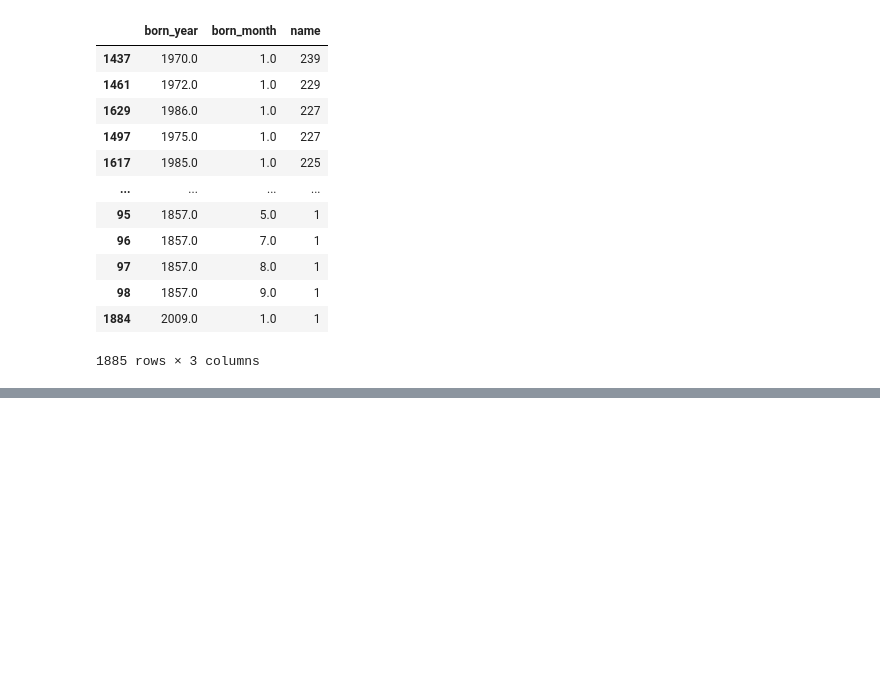
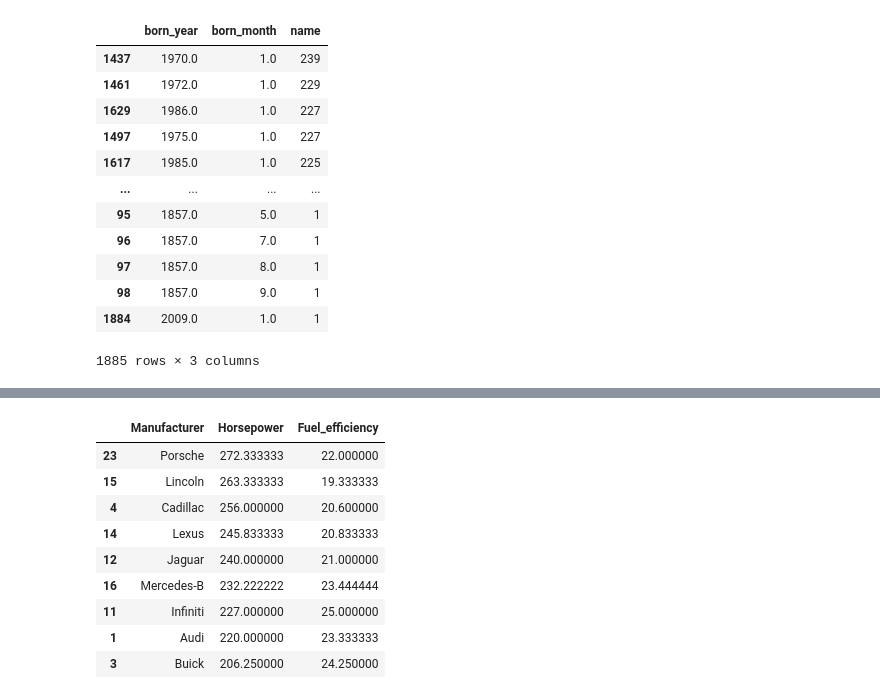
Before and after one commit to Haerulanwar05/Zero-To-ML-Engineer, a Jupyter notebook: Pandas/aggregating_data.ipynb, the cells around one changed output, grey strips where cells are left out. Cells and saved outputs as stored; diff of their text form; code cells hidden in the pictures; blank space fills up the shorter version.

```diff
--- a/Pandas/aggregating_data.ipynb
+++ b/Pandas/aggregating_data.ipynb
@@ -273,0 +394,18 @@ bios.groupby([bios['born_year'], bios['born_month']])['name'].count().reset_inde
+# %%
+comparison_brand = df_car.groupby(['Manufacturer']).agg({
+    'Horsepower' : 'mean',
+    'Fuel_efficiency' : 'mean'
+    }).reset_index().query('Horsepower > 200').sort_values(by='Horsepower', ascending=False)
+# %%
+comparison_brand
+# %% [output]
+|  | Manufacturer | Horsepower | Fuel_efficiency |
+| 23 | Porsche | 272.333333 | 22.000000 |
+| 15 | Lincoln | 263.333333 | 19.333333 |
+| 4 | Cadillac | 256.000000 | 20.600000 |
+| 14 | Lexus | 245.833333 | 20.833333 |
+| 12 | Jaguar | 240.000000 | 21.000000 |
+| 16 | Mercedes-B | 232.222222 | 23.444444 |
+| 11 | Infiniti | 227.000000 | 25.000000 |
+| 1 | Audi | 220.000000 | 23.333333 |
+| 3 | Buick | 206.250000 | 24.250000 |
```
Also changed, not shown: parts of 11 cells of this notebook.
